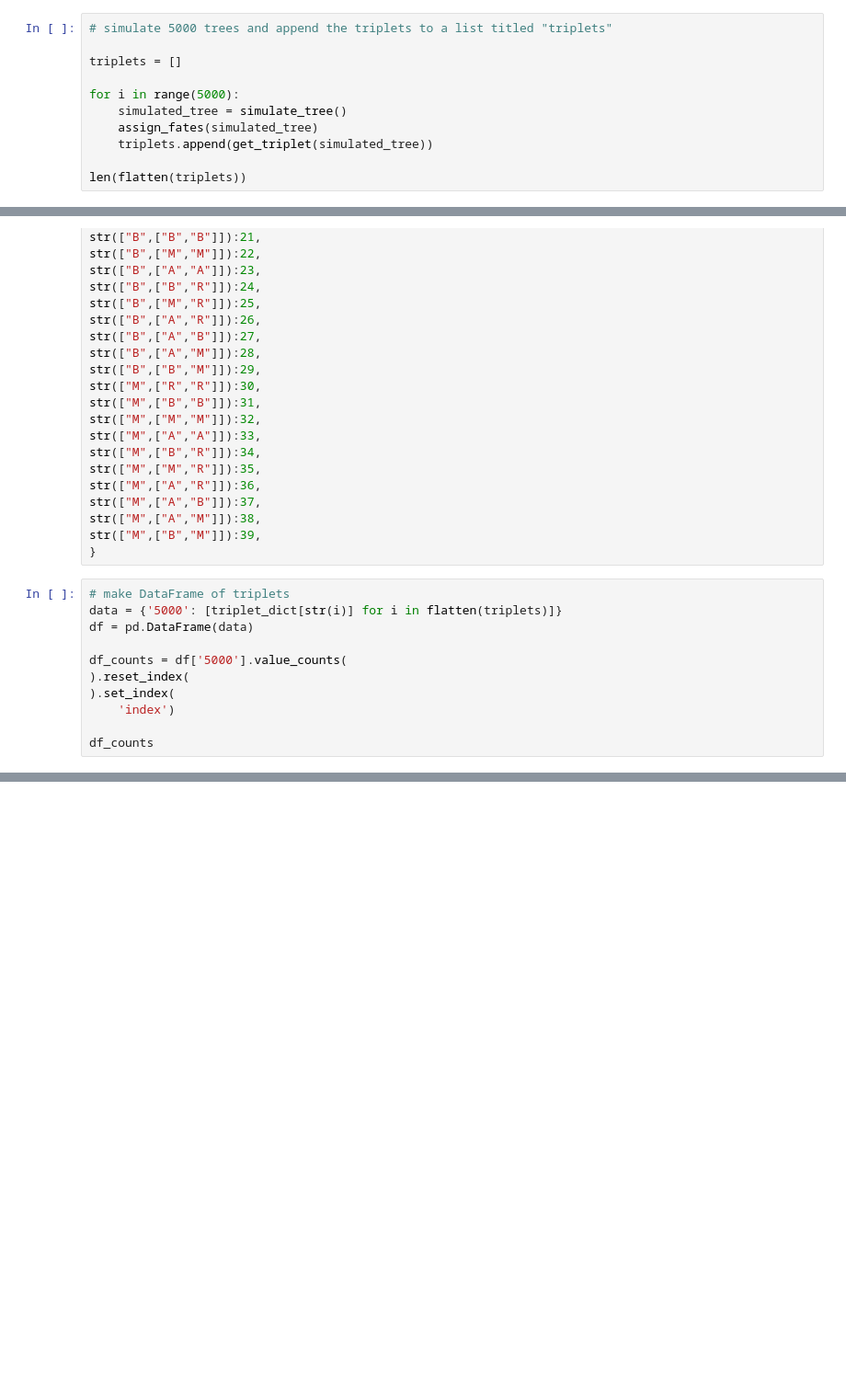
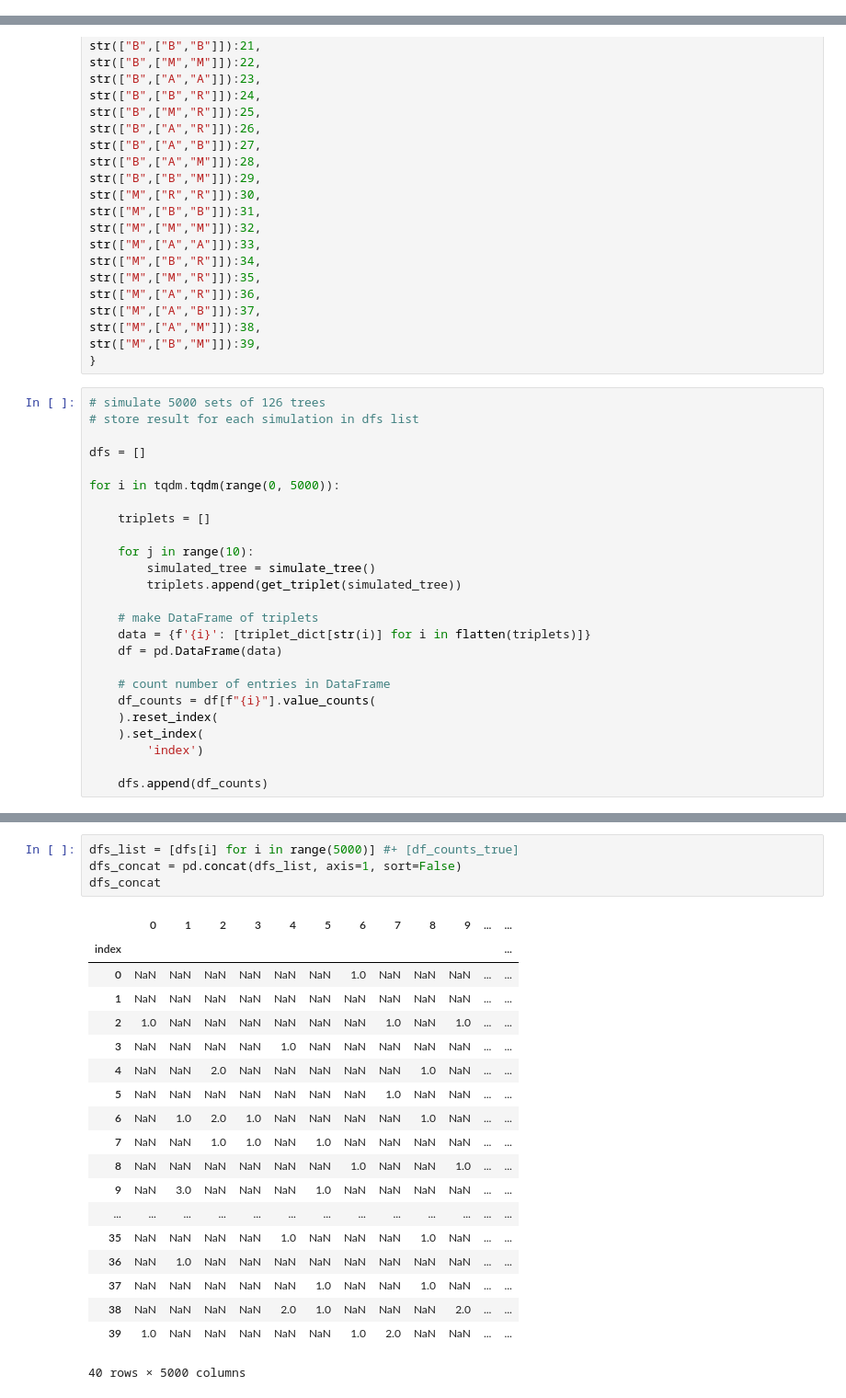
Before and after one commit to tranmartin45/elowitz, a Jupyter notebook: sandbox/triplet_motif_analysis_stochastic_simulation.ipynb, the cells around one changed output, grey strips where cells are left out. Shown at 92% size. Drawn from its saved outputs; the diff is of its cells as text; blank space fills up the shorter version.

Commit message:
Testing tree size

```diff
--- a/sandbox/triplet_motif_analysis_stochastic_simulation.ipynb
+++ b/sandbox/triplet_motif_analysis_stochastic_simulation.ipynb
@@ -193,11 +197,0 @@ get_triplet(test_tree)
-# %%
-# simulate 5000 trees and append the triplets to a list titled "triplets"
-
-triplets = []
-
-for i in range(5000):
-    simulated_tree = simulate_tree()
-    assign_fates(simulated_tree)
-    triplets.append(get_triplet(simulated_tree))
-
-len(flatten(triplets))
@@ -249,13 +241,27 @@ str(["M",["A","M"]]):38,
 str(["M",["B","M"]]):39,
 }
 # %%
-# make DataFrame of triplets
-data = {'5000': [triplet_dict[str(i)] for i in flatten(triplets)]}
-df = pd.DataFrame(data)
+# simulate 5000 sets of 126 trees
+# store result for each simulation in dfs list
 
-df_counts = df['5000'].value_counts(
-).reset_index(
-).set_index(
-    'index')
+dfs = []
 
-df_counts
+for i in tqdm.tqdm(range(0, 5000)):
+
+    triplets = []
+
+    for j in range(10):
+        simulated_tree = simulate_tree()
+        triplets.append(get_triplet(simulated_tree))
+
+    # make DataFrame of triplets
+    data = {f'{i}': [triplet_dict[str(i)] for i in flatten(triplets)]}
+    df = pd.DataFrame(data)
+
+    # count number of entries in DataFrame
+    df_counts = df[f"{i}"].value_counts(
+    ).reset_index(
+    ).set_index(
+        'index')
+
+    dfs.append(df_counts)
@@ -280,0 +290,24 @@ df_counts
+# %%
+dfs_list = [dfs[i] for i in range(5000)] #+ [df_counts_true]
+dfs_concat = pd.concat(dfs_list, axis=1, sort=False)
+dfs_concat
+# %% [output]
+|  | 0 | 1 | 2 | 3 | 4 | 5 | 6 | 7 | 8 | 9 | ... | ... |
+| index |  |  |  |  |  |  |  |  |  |  |  | ... |
+| 0 | NaN | NaN | NaN | NaN | NaN | NaN | 1.0 | NaN | NaN | NaN | ... | ... |
+| 1 | NaN | NaN | NaN | NaN | NaN | NaN | NaN | NaN | NaN | NaN | ... | ... |
+| 2 | 1.0 | NaN | NaN | NaN | NaN | NaN | NaN | 1.0 | NaN | 1.0 | ... | ... |
+| 3 | NaN | NaN | NaN | NaN | 1.0 | NaN | NaN | NaN | NaN | NaN | ... | ... |
+| 4 | NaN | NaN | 2.0 | NaN | NaN | NaN | NaN | NaN | 1.0 | NaN | ... | ... |
+| 5 | NaN | NaN | NaN | NaN | NaN | NaN | NaN | 1.0 | NaN | NaN | ... | ... |
+| 6 | NaN | 1.0 | 2.0 | 1.0 | NaN | NaN | NaN | NaN | 1.0 | NaN | ... | ... |
+| 7 | NaN | NaN | 1.0 | 1.0 | NaN | 1.0 | NaN | NaN | NaN | NaN | ... | ... |
+| 8 | NaN | NaN | NaN | NaN | NaN | NaN | 1.0 | NaN | NaN | 1.0 | ... | ... |
+| 9 | NaN | 3.0 | NaN | NaN | NaN | 1.0 | NaN | NaN | NaN | NaN | ... | ... |
+| ... | ... | ... | ... | ... | ... | ... | ... | ... | ... | ... | ... | ... |
+| 35 | NaN | NaN | NaN | NaN | 1.0 | NaN | NaN | NaN | 1.0 | NaN | ... | ... |
+| 36 | NaN | 1.0 | NaN | NaN | NaN | NaN | NaN | NaN | NaN | NaN | ... | ... |
+| 37 | NaN | NaN | NaN | NaN | NaN | 1.0 | NaN | NaN | 1.0 | NaN | ... | ... |
+| 38 | NaN | NaN | NaN | NaN | 2.0 | 1.0 | NaN | NaN | NaN | 2.0 | ... | ... |
+| 39 | 1.0 | NaN | NaN | NaN | NaN | NaN | 1.0 | 2.0 | NaN | NaN | ... | ... |
+40 rows × 5000 columns
```
Also changed, not shown: parts of 33 cells of this notebook, 11 other files.
